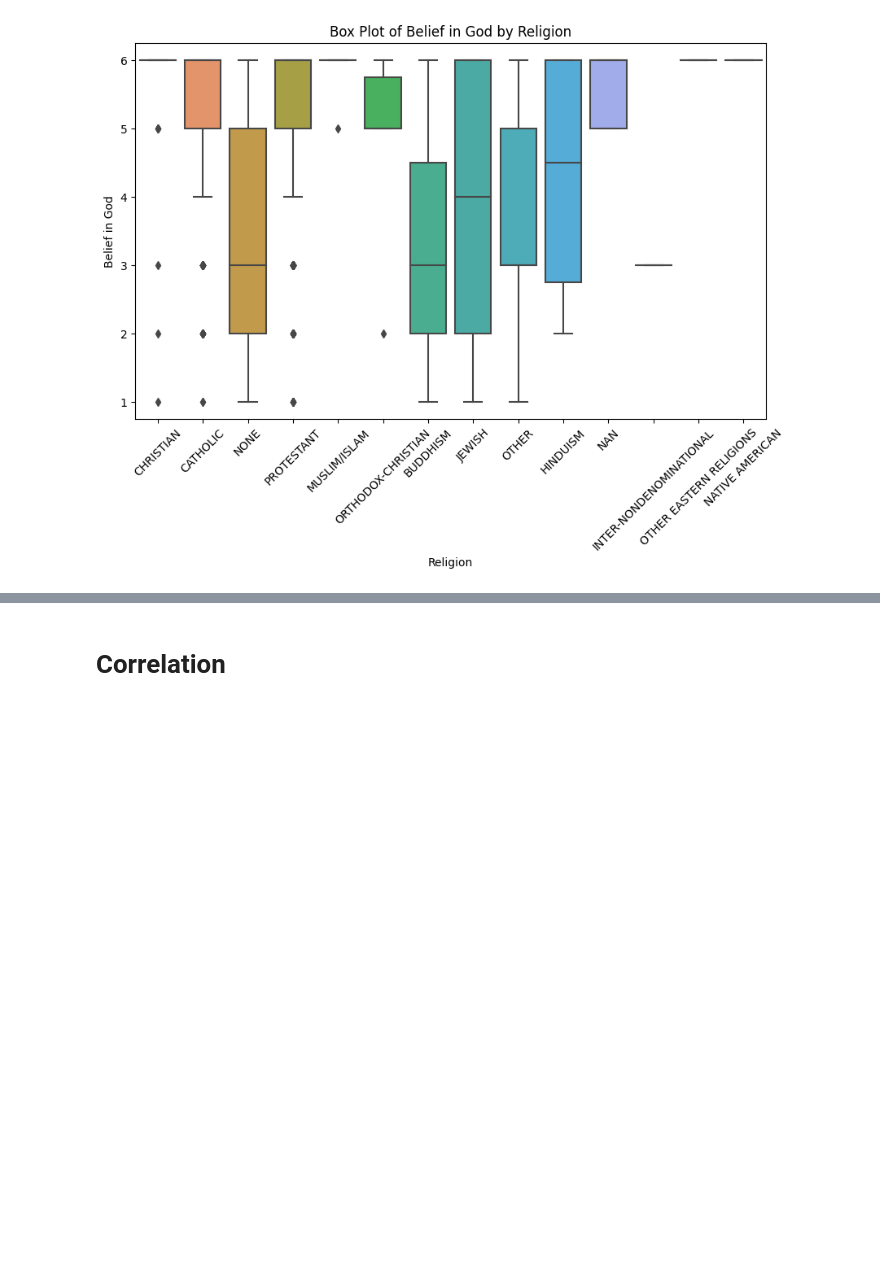
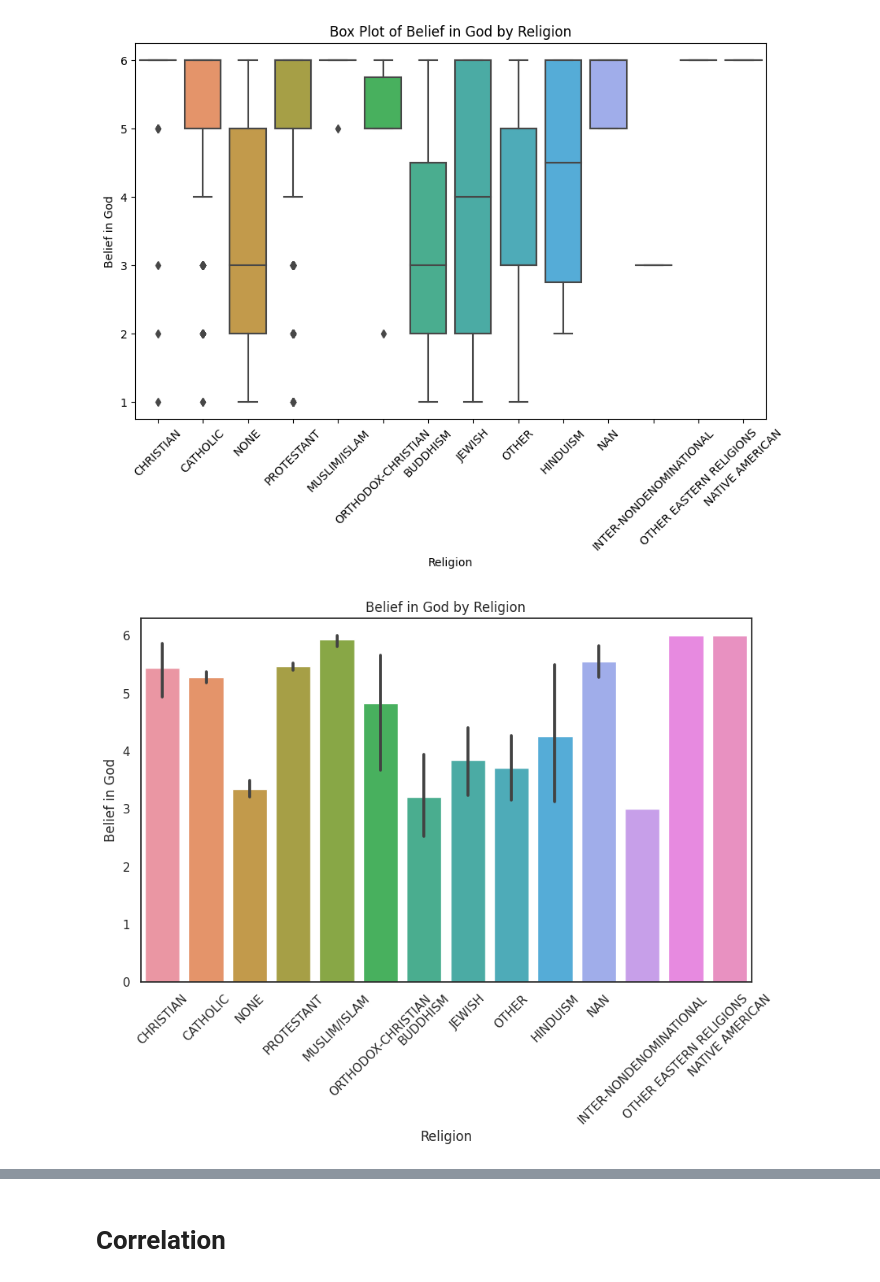
Before and after one commit to DS3001/group14, a Jupyter notebook: Colette_Visualization.ipynb, the cells around one changed output, grey strips where cells are left out. Cells and saved outputs as stored; diff of their text form; code cells hidden in the pictures; blank space fills up the shorter version.

```diff
--- a/Colette_Visualization.ipynb
+++ b/Colette_Visualization.ipynb
@@ -137,3 +169,13 @@ plt.xticks(rotation=45)
 plt.show()
 # %% [output]
 [figure]
+# %%
+plt.figure(figsize=(10, 6))
+sns.barplot(x='RELIG', y='GOD', data=df)
+plt.xlabel('Religion')
+plt.ylabel('Belief in God')
+plt.title('Belief in God by Religion')
+plt.xticks(rotation=45)
+plt.show()
+# %% [output]
+[figure, added]
```
Also changed, not shown: parts of 5 cells of this notebook.
